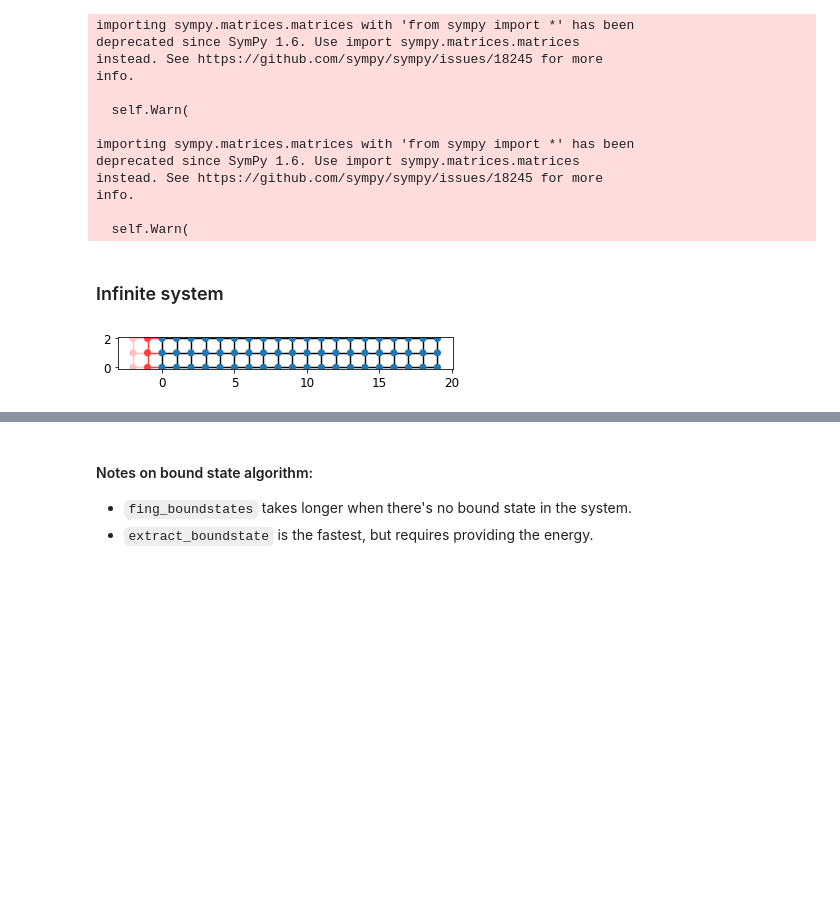
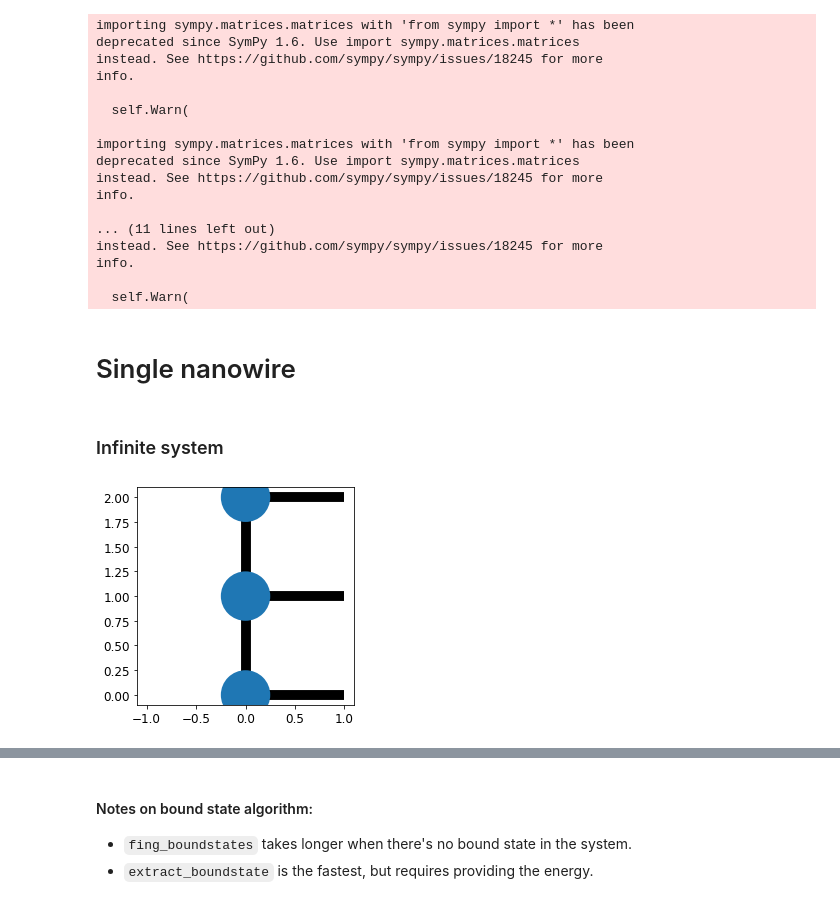
Before and after one commit to Satin21/Trijunction, a Jupyter notebook: analysis/boundstate.ipynb, the cells around one changed output, grey strips where cells are left out. Cells and saved outputs as stored; diff of their text form; code cells hidden in the pictures; blank space fills up the shorter version.

```diff
--- a/analysis/boundstate.ipynb
+++ b/analysis/boundstate.ipynb
@@ -21,14 +102,24 @@ def sort_eigen(ev):
 # %%
 # Hamiltonian of the system
-majorana_hamiltonian = """
+lead_hamiltonian = """
     ( t * (k_x**2 + k_y**2 ) - mu) * kron(sigma_0, sigma_z)
     + alpha * k_x * kron(sigma_y, sigma_z)
     - alpha * k_y * kron(sigma_x, sigma_z)
     + Delta * kron(sigma_0, sigma_x)
     + B_x * kron(sigma_x, sigma_0)
 """
+
+lead_phase_hamiltonian = """
+    ( t * (k_x**2 + k_y**2 ) - mu) * kron(sigma_0, sigma_z)
+    + alpha * k_x * kron(sigma_y, sigma_z)
+    - alpha * k_y * kron(sigma_x, sigma_z)
+    + Delta_re * kron(sigma_0, sigma_x)
+    + Delta_im * kron(sigma_0, sigma_y)
+    + B_x * kron(sigma_x, sigma_0)
+"""
 a = 1
-template = kwant.continuum.discretize(majorana_hamiltonian)
+lead1_template = kwant.continuum.discretize(lead_hamiltonian, grid=a)
+lead2_template = kwant.continuum.discretize(lead_phase_hamiltonian, grid=a)
 # %% [output]
 importing sympy.matrices.matrices with 'from sympy import *' has been
 deprecated since SymPy 1.6. Use import sympy.matrices.matrices
@@ -42,6 +133,10 @@ deprecated since SymPy 1.6. Use import sympy.matrices.matrices
 instead. See https://github.com/sympy/sympy/issues/18245 for more
 info.
 
+... (11 lines left out)
+instead. See https://github.com/sympy/sympy/issues/18245 for more
+info.
+
   self.Warn(
 # %%
 def interval_shape(L, W):
@@ -61,3 +198,5 @@ def make_junction(L, W):
+# %% [markdown]
+# Single nanowire
 # %% [markdown]
 ### Infinite system
 # %%
@@ -70,9 +209,9 @@ lead.fill(template, shape=lambda site: 0 <= site.pos[1] < W, start=[0, 0]);
 rectangle.attach_lead(lead)
 rectangle = rectangle.finalized()
 # %%
-kwant.plot(rectangle);
+kwant.plot(lead);
 # %% [output]
-[figure, old version]
+[figure, new version]
 # %%
 params = {
     't': 1,
```
Also changed, not shown: parts of 73 cells of this notebook, 6 other files.
